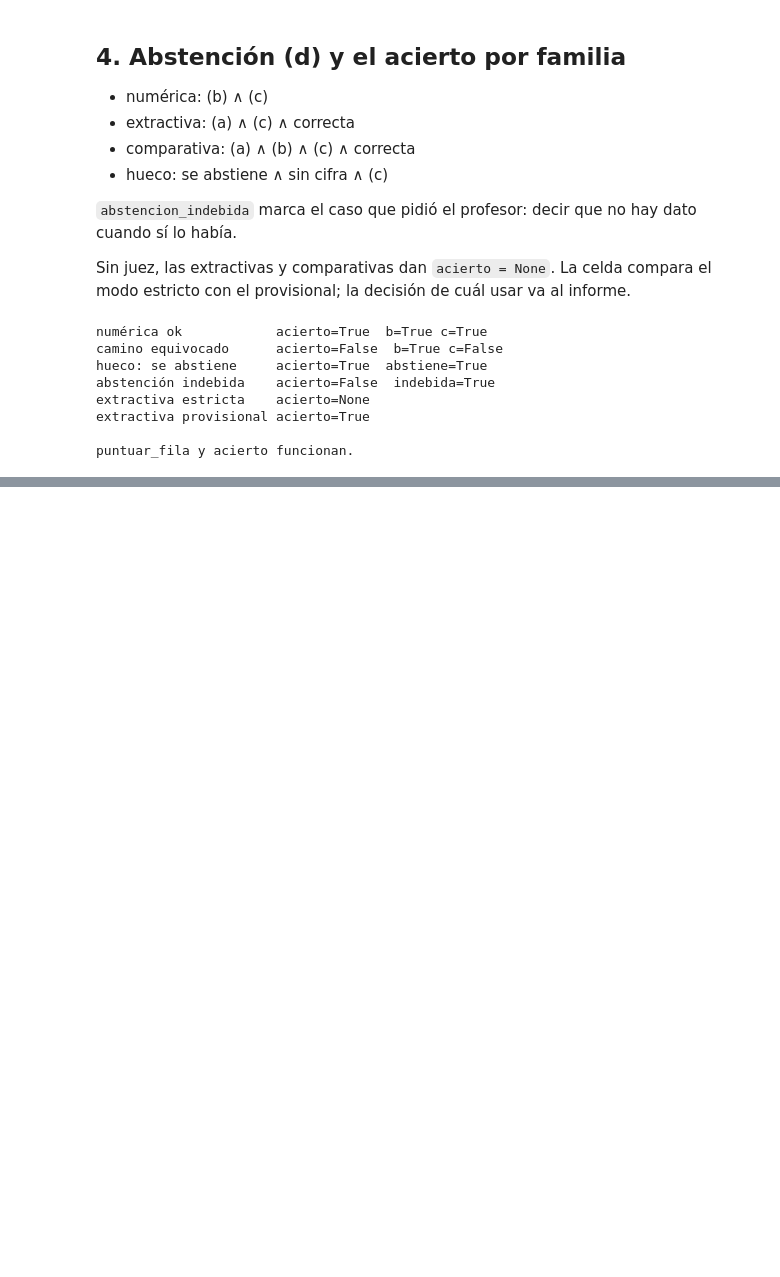
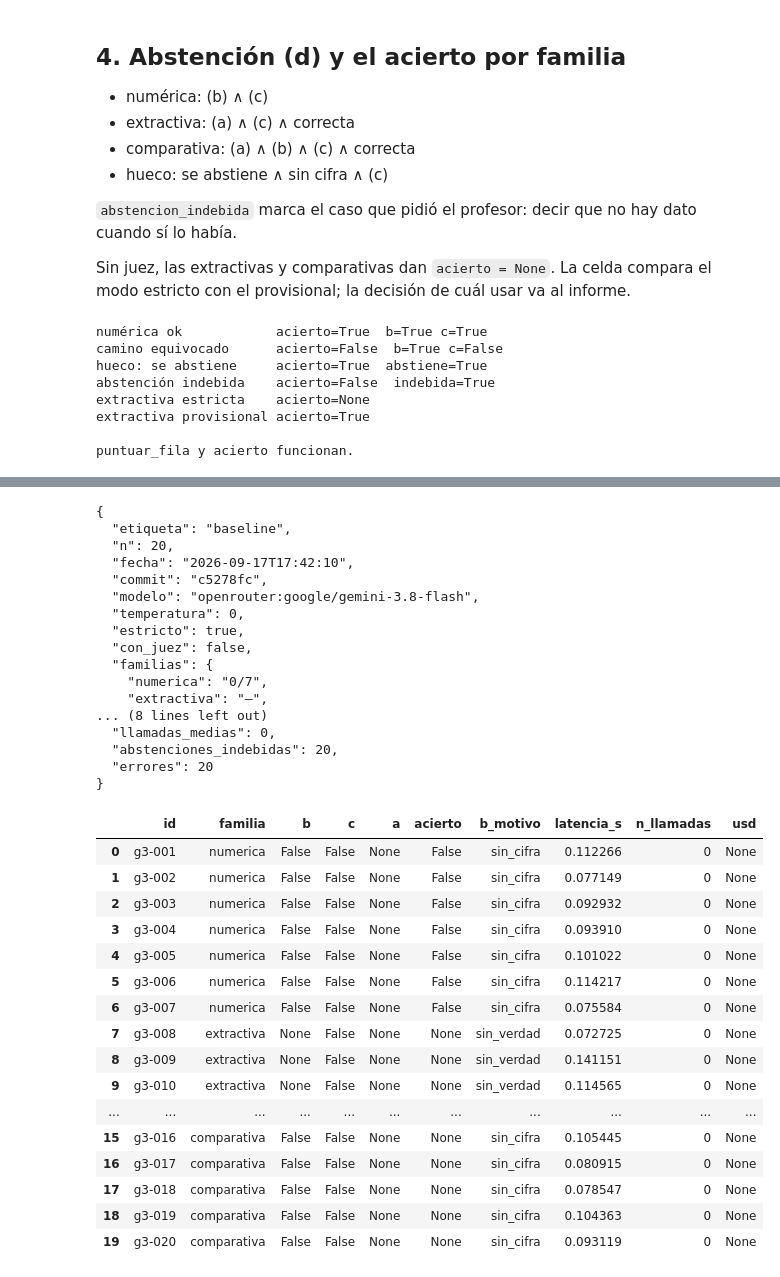
Before and after one commit to Romequinco/10k-financial-agent, a Jupyter notebook: notebooks/04_evaluacion_baseline.ipynb, the cells around one changed output, grey strips where cells are left out. Drawn from its saved outputs; the diff is of its cells as text; code cells hidden in the pictures; blank space fills up the shorter version.

Commit message:
04: celdas de evaluar(), sonda y puntuacion

```diff
--- a/notebooks/04_evaluacion_baseline.ipynb
+++ b/notebooks/04_evaluacion_baseline.ipynb
@@ -32,6 +32,11 @@ modelo: openrouter:google/gemini-3.8-flash · temperatura: 0
 resultados en: C:\dev\10k-agent\resultados
 # %%
 # Parámetros
-EJECUTAR = False  # True: llama al modelo (gasta API y pide clave). False: reutiliza resultados/
+EJECUTAR = True                    # True: llama al modelo (gasta API y pide clave)
+ETIQUETA = "baseline"
+MODELO = config.MODELO_ID          # docs/01 §4 fija este modelo para evaluar
+ESTRICTO = True                    # sin jueces, extractivas y comparativas -> acierto None
+
 if EJECUTAR:
     assert config.cargar_clave(), "Falta OPENROUTER_API_KEY: copia .env.example a .env y rellénala"
+print(f"EJECUTAR={EJECUTAR} · etiqueta={ETIQUETA} · modelo={MODELO} · estricto={ESTRICTO}")
@@ -570,0 +332,18 @@ puntuar_fila y acierto funcionan.
+# %%
+predicciones = config.RESULTADOS / ETIQUETA / "predicciones.jsonl"
+
+def _utiles(ruta):
+    """True si el fichero existe y no son todo errores."""
+    if not ruta.is_file():
+        return False
+    filas = [json.loads(x) for x in ruta.read_text(encoding="utf-8").splitlines() if x.strip()]
+    return bool(filas) and not all(f.get("error") for f in filas)
+
+if _utiles(predicciones):
+    print(f"Reutilizando {predicciones} (no se llama al modelo).")
+elif EJECUTAR:
+    print(f"Ejecutando {len(golden)} preguntas con {MODELO}...\n")
+    evaluadores.ejecutar_golden(config.GOLDEN / "golden_propio.jsonl",
+                                etiqueta=ETIQUETA, sistema="baseline", modelo=MODELO)
+else:
+    print("Sin predicciones útiles y EJECUTAR=False.")
@@ -570,0 +368,8 @@ puntuar_fila y acierto funcionan.
+# %%
+huecos_pred = config.RESULTADOS / f"{ETIQUETA}_huecos" / "predicciones.jsonl"
+
+if huecos_pred.is_file():
+    print("Huecos ya ejecutados.")
+elif EJECUTAR:
+    evaluadores.ejecutar_golden(config.GOLDEN / "golden_huecos.jsonl",
+                                etiqueta=f"{ETIQUETA}_huecos", sistema="baseline", modelo=MODELO)
@@ -570,0 +390,45 @@ puntuar_fila y acierto funcionan.
+# %%
+if predicciones.is_file():
+    tabla = evaluadores.puntuar(ETIQUETA, estricto=ESTRICTO)
+    display(tabla[["id", "familia", "b", "c", "a", "acierto",
+                   "b_motivo", "latencia_s", "n_llamadas", "usd"]])
+
+if huecos_pred.is_file():
+    print("\n--- HUECOS ---")
+    tabla_h = evaluadores.puntuar(f"{ETIQUETA}_huecos", estricto=ESTRICTO)
+    display(tabla_h[["id", "familia", "abstiene", "sin_cifra", "c", "acierto"]])
+# %% [output]
+{
+  "etiqueta": "baseline",
+  "n": 20,
+  "fecha": "2026-09-17T17:42:10",
+  "commit": "c5278fc",
+  "modelo": "openrouter:google/gemini-3.8-flash",
+  "temperatura": 0,
+  "estricto": true,
+  "con_juez": false,
+  "familias": {
+    "numerica": "0/7",
+    "extractiva": "—",
+... (8 lines left out)
+  "llamadas_medias": 0,
+  "abstenciones_indebidas": 20,
+  "errores": 20
+}
+|  | id | familia | b | c | a | acierto | b_motivo | latencia_s | n_llamadas | usd |
+| 0 | g3-001 | numerica | False | False | None | False | sin_cifra | 0.112266 | 0 | None |
+| 1 | g3-002 | numerica | False | False | None | False | sin_cifra | 0.077149 | 0 | None |
+| 2 | g3-003 | numerica | False | False | None | False | sin_cifra | 0.092932 | 0 | None |
+| 3 | g3-004 | numerica | False | False | None | False | sin_cifra | 0.093910 | 0 | None |
+| 4 | g3-005 | numerica | False | False | None | False | sin_cifra | 0.101022 | 0 | None |
+| 5 | g3-006 | numerica | False | False | None | False | sin_cifra | 0.114217 | 0 | None |
+| 6 | g3-007 | numerica | False | False | None | False | sin_cifra | 0.075584 | 0 | None |
+| 7 | g3-008 | extractiva | None | False | None | None | sin_verdad | 0.072725 | 0 | None |
+| 8 | g3-009 | extractiva | None | False | None | None | sin_verdad | 0.141151 | 0 | None |
+| 9 | g3-010 | extractiva | None | False | None | None | sin_verdad | 0.114565 | 0 | None |
+| ... | ... | ... | ... | ... | ... | ... | ... | ... | ... | ... |
+| 15 | g3-016 | comparativa | False | False | None | None | sin_cifra | 0.105445 | 0 | None |
+| 16 | g3-017 | comparativa | False | False | None | None | sin_cifra | 0.080915 | 0 | None |
+| 17 | g3-018 | comparativa | False | False | None | None | sin_cifra | 0.078547 | 0 | None |
+| 18 | g3-019 | comparativa | False | False | None | None | sin_cifra | 0.104363 | 0 | None |
+| 19 | g3-020 | comparativa | False | False | None | None | sin_cifra | 0.093119 | 0 | None |
```
Also changed, not shown: parts of 11 cells of this notebook.
